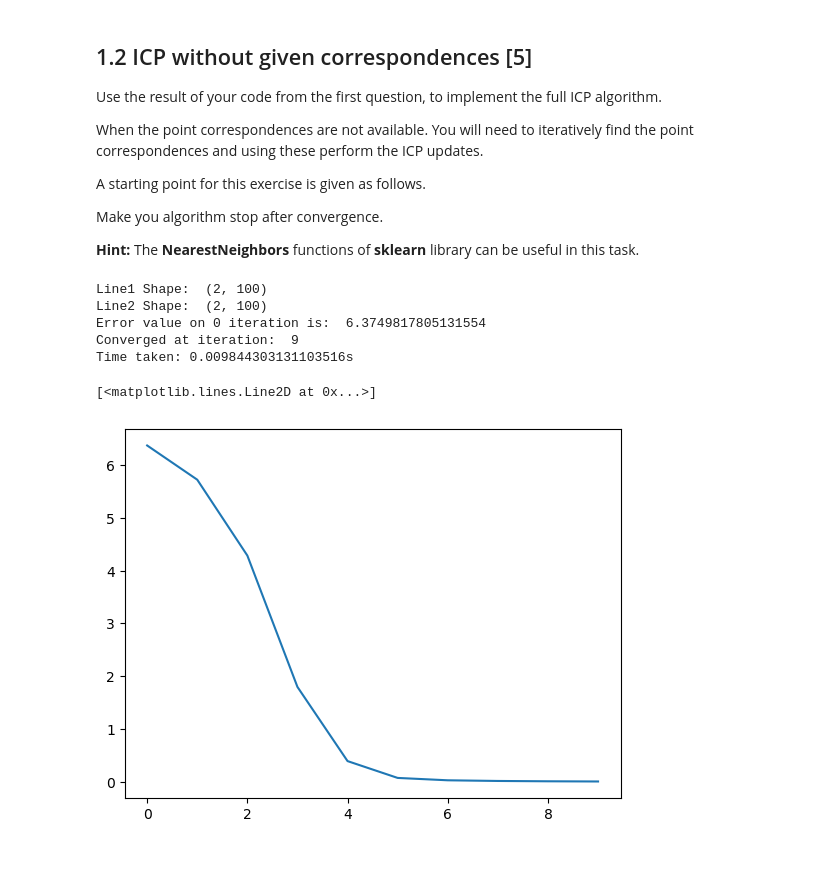
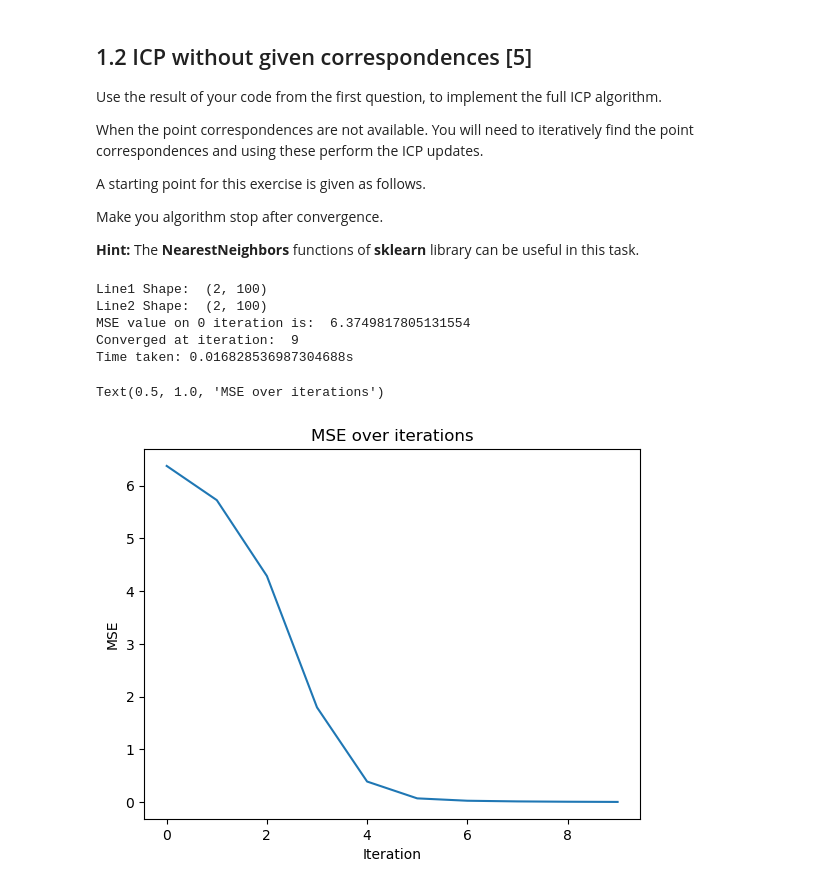
Before and after one commit to AndrewZheng-1011/mobile_sensing_robotics, a Jupyter notebook: 2020-msr2-exercises/2020-msr2-exercise-01-icp/2020-msr2-exercise-01-icp/ex1.ipynb, the cells around one changed output. Drawn from its saved outputs; the diff is of its cells as text; code cells hidden in the pictures; blank space fills up the shorter version.

```diff
--- a/2020-msr2-exercises/2020-msr2-exercise-01-icp/2020-msr2-exercise-01-icp/ex1.ipynb
+++ b/2020-msr2-exercises/2020-msr2-exercise-01-icp/2020-msr2-exercise-01-icp/ex1.ipynb
@@ -123,7 +123,7 @@ for i in range(MaxIter):
     E_list.append(E)
 
     if i%10 == 0:
-        #ex.show_figure(Line1, Line2)
+        ex.show_figure(Line1, Line2)
         print('MSE value on ' + str(i) + ' iteration is: ', E)
 
     if E < Epsilon:
@@ -136,11 +136,14 @@ print(f"Time taken: {end_time - start_time}s")
 # %% [output]
 Line1 Shape:  (2, 100)
 Line2 Shape:  (2, 100)
-Error value on 0 iteration is:  6.3749817805131554
+MSE value on 0 iteration is:  6.3749817805131554
 Converged at iteration:  9
-Time taken: 0.009844303131103516s
+Time taken: 0.016828536987304688s
-# %%
-plt.plot(E_list)
-# %% [output]
-[<matplotlib.lines.Line2D at 0x...>]
-[figure, removed]
+# %%
+plt.plot(E_list)
+plt.xlabel('Iteration')
+plt.ylabel('MSE')
+plt.title('MSE over iterations')
+# %% [output]
+Text(0.5, 1.0, 'MSE over iterations')
+[figure, added]
```
Also changed, not shown: 1 other file.
